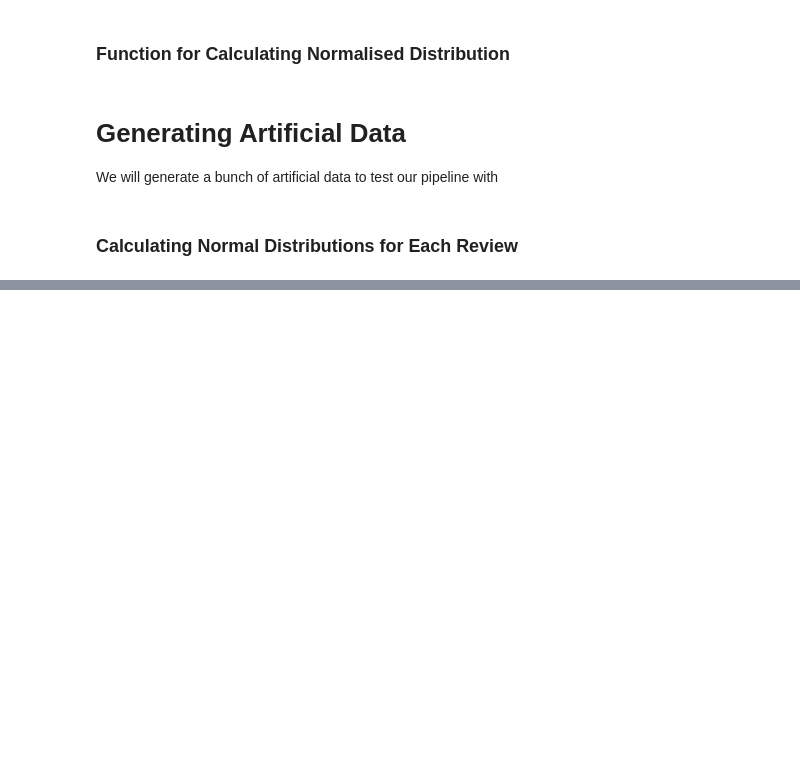
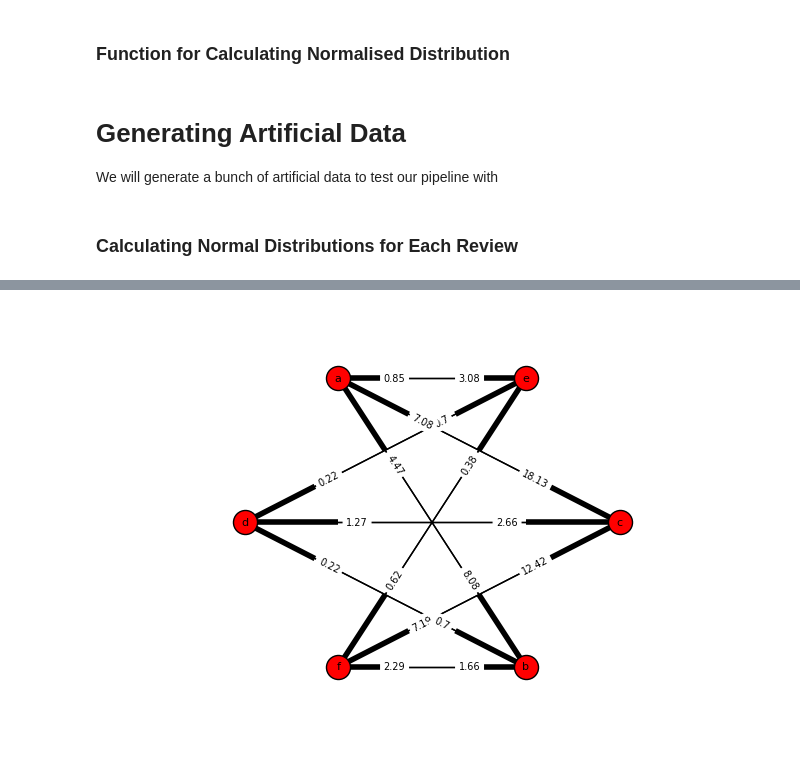
Before and after one commit to robienoor/learningattackrelations, a Jupyter notebook: LearningAttackRelationsCalculator.ipynb, the cells around one changed output, grey strips where cells are left out. Drawn from its saved outputs; the diff is of its cells as text; code cells hidden in the pictures; blank space fills up the shorter version.

Commit message:
added graph drawing functionality and a new ipythonbook for presentation

```diff
--- a/LearningAttackRelationsCalculator.ipynb
+++ b/LearningAttackRelationsCalculator.ipynb
@@ -213,7 +213,7 @@ print(normalisedAttcks)
 def calculateProbabilityDistribution(posArgs, negArgs, rating):
 
     nargs = len(posArgs + negArgs)
-    allPermutations = np.array(list(itertools.product([0,1], repeat=nargs*nargs)))
+    allPermutations = generatePermutations(posArgs, negArgs)
 
     # Determine the Polarity of the Post
     if rating < 5:
@@ -224,26 +224,10 @@ def calculateProbabilityDistribution(posArgs, negArgs, rating):
         groundedExtension = []
 
 
-    # Create list of Attacks that we will never need. Circular attacks, and attacks between arguments of same polarity
-    circularAttacks = (np.arange(0, nargs*nargs, nargs+1)).tolist()
-    samePolarityAttacks = []
-    posList = list(itertools.permutations(posArgs, 2))
-    negList = list(itertools.permutations(negArgs, 2))
-    totList = posList + negList
-
-    for l in totList:
-        ptn = ((l[0]+1)*nargs)- ((nargs+1) - l[1]) + 1 # All the odd +1 are to account for the shift in 0 index
-        samePolarityAttacks.append(ptn)
-
-
-    graphsToDelete = np.unique([circularAttacks + samePolarityAttacks])
-    subGraphs = allPermutations[:,graphsToDelete]
-    cutDownGraphs = np.delete(allPermutations, (np.where(subGraphs>0)[0]).tolist(), axis = 0)
-
     # Iterate over the set of graphs that are possible (excluding circular attacks and same polarity attacks) to see which one's
     # have a grounded extension matching the polarti
     acceptedGraphs = []
-    for graph in cutDownGraphs:
+    for graph in allPermutations:
         attMtx = np.vstack( np.array_split(np.array(graph), nargs))
         ext = calculateGroundedExtension(attMtx)
         if set(groundedExtension) == set(ext):
@@ -395,0 +425,33 @@ print(globalGraph)
+# %%
+import networkx as nx
+import numpy as np
+import matplotlib.pyplot as plt
+import pylab
+import string
+
+G = nx.DiGraph()
+letters = list(string.ascii_lowercase) # Will fail if we have more arguments than the number of letters in the alphabet
+nodesNames = letters[0:globalGraphMtxForm.shape[0]]
+
+for (r,c), weight in np.ndenumerate(globalGraphMtxForm):
+    if weight == 0:
+        continue
+    G.add_edge(nodesNames[r], nodesNames[c], length = round(weight,2))
+
+#pos = nx.spring_layout(G,scale=5)
+pos = nx.circular_layout(G, scale=5)
+nx.draw(G, pos)
+edge_labels=dict([((u,v,),d['length'])
+             for u,v,d in G.edges(data=True)])
+nx.draw_networkx_edge_labels(G, pos, edge_labels=edge_labels, label_pos=0.3, font_size=7)
+
+labels = {}
+for node in nodesNames:
+    labels[node] = node
+
+nx.draw_networkx_labels(G,pos,labels,font_size=8)
+
+
+plt.show()
+# %% [output]
+[figure, added]
```
Also changed, not shown: parts of 13 cells of this notebook, 2 other files.
